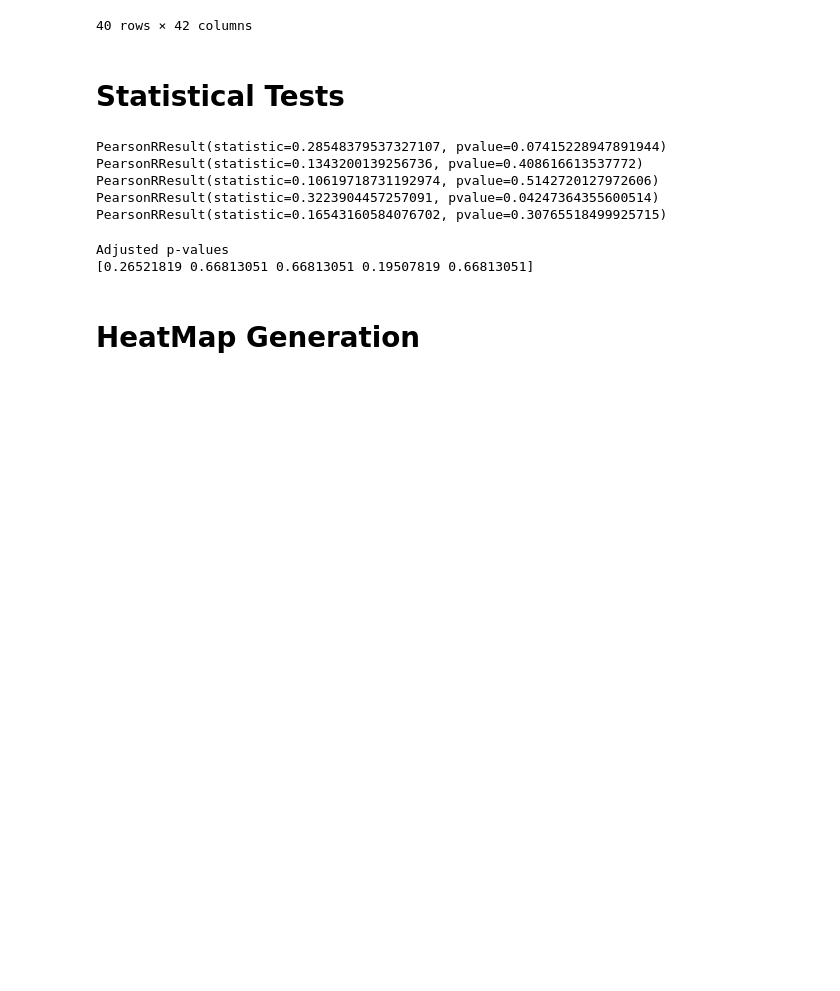
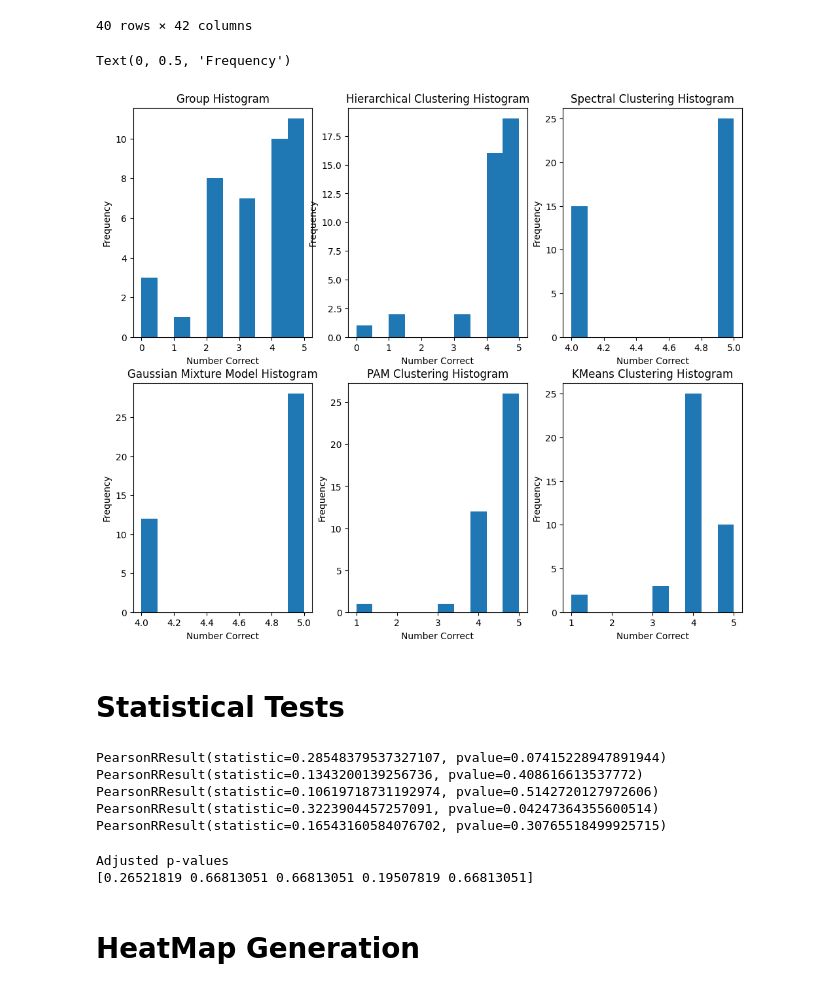
Before and after one commit to marielledoenges/BioInfoAlg_RheumArth, a Jupyter notebook: Bill/assignment4.ipynb, the cells around one changed output. Saved outputs shown, nothing was run; the diff lists cells and outputs as text; code cells hidden in the pictures; blank space fills up the shorter version.

Commit message:
Added histograms

```diff
--- a/Bill/assignment4.ipynb
+++ b/Bill/assignment4.ipynb
@@ -909,6 +909,41 @@ wut
 | SRR7725773 | healthy | ra non treatment | healthy | ra non treatment | ra non treatment | ... |
 | SRR7726004 | ra non treatment | healthy | ra non treatment | ra non treatment | ra non treatment | ... |
 40 rows × 42 columns
+# %%
+plt.figure(figsize=(12,10))
+plt.subplot(2, 3, 1)
+plt.hist(wut['Group']['Number Correct'])
+plt.title('Group Histogram')
+plt.xlabel('Number Correct')
+plt.ylabel('Frequency')
+plt.subplot(2, 3, 2)
+plt.hist(wut['Agglomerative']['Number Correct'])
+plt.title('Hierarchical Clustering Histogram')
+plt.xlabel('Number Correct')
+plt.ylabel('Frequency')
+plt.subplot(2, 3, 3)
+plt.hist(wut['Spectral']['Number Correct'])
+plt.title('Spectral Clustering Histogram')
+plt.xlabel('Number Correct')
+plt.ylabel('Frequency')
+plt.subplot(2, 3, 4)
+plt.hist(wut['GMM']['Number Correct'])
+plt.title('Gaussian Mixture Model Histogram')
+plt.xlabel('Number Correct')
+plt.ylabel('Frequency')
+plt.subplot(2, 3, 5)
+plt.hist(wut['KMedoids']['Number Correct'])
+plt.title('PAM Clustering Histogram')
+plt.xlabel('Number Correct')
+plt.ylabel('Frequency')
+plt.subplot(2, 3, 6)
+plt.hist(wut['KMeans']['Number Correct'])
+plt.title('KMeans Clustering Histogram')
+plt.xlabel('Number Correct')
+plt.ylabel('Frequency')
+# %% [output]
+Text(0, 0.5, 'Frequency')
+[figure, added]
 # %% [markdown]
 # Statistical Tests
 # %%
```
